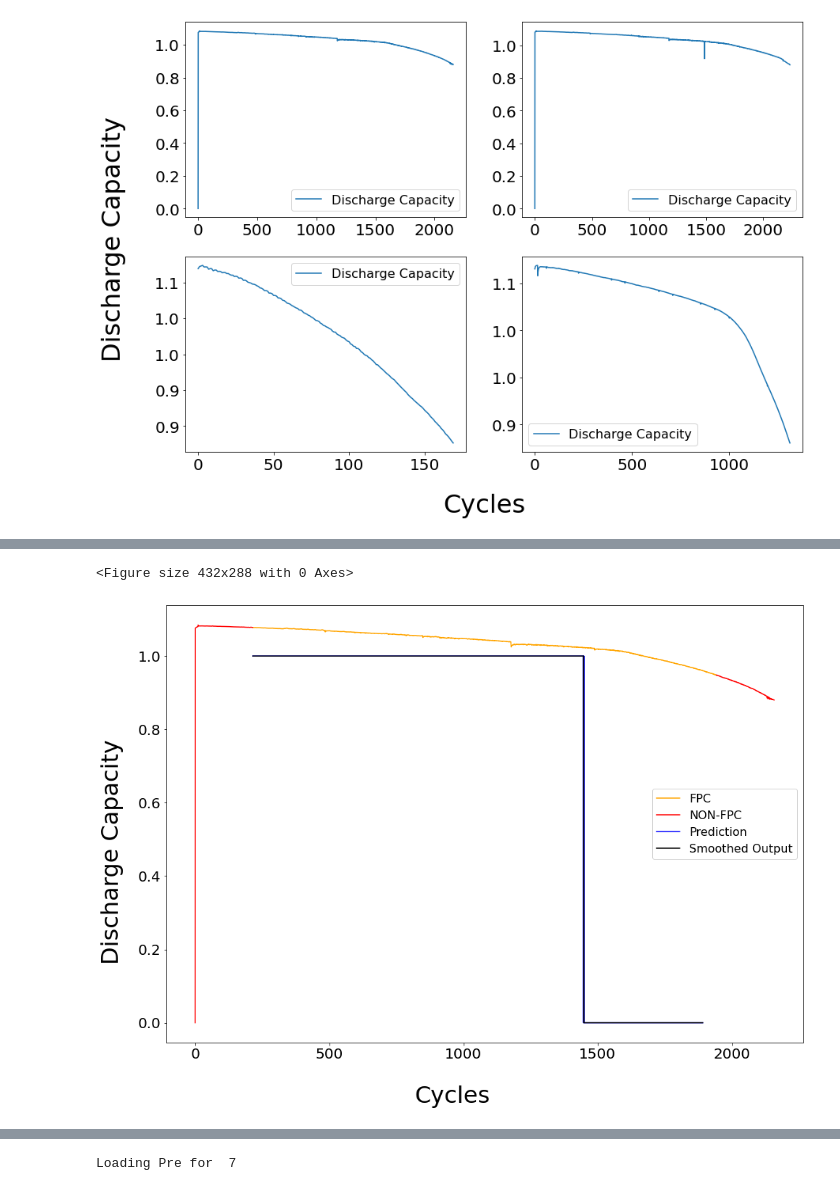
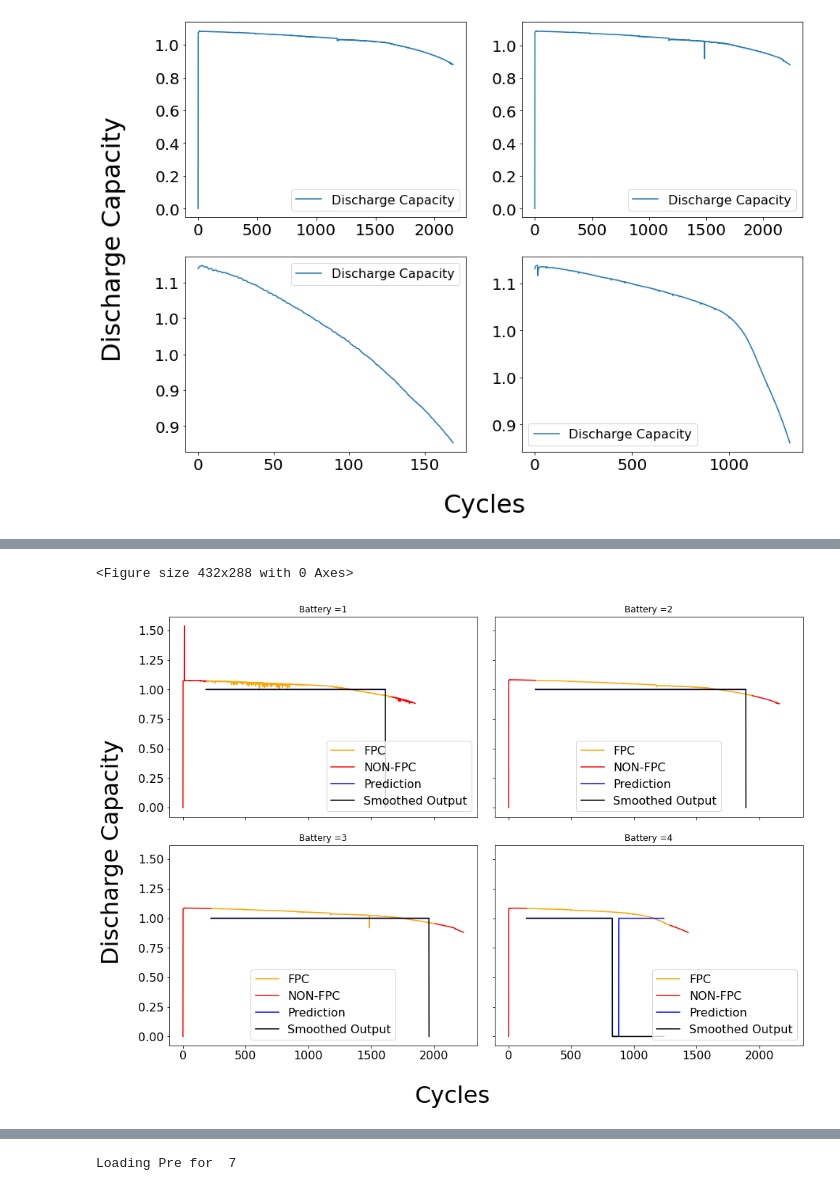
Before and after one commit to Dhruvadityamittal/RUL_Prediction_DFKI, a Jupyter notebook: FPC_Prediction/rul-prediction (5).ipynb, the cells around one changed output, grey strips where cells are left out. Cells and saved outputs as stored; diff of their text form; code cells hidden in the pictures.

```diff
--- a/FPC_Prediction/rul-prediction (5).ipynb
+++ b/FPC_Prediction/rul-prediction (5).ipynb
@@ -360,3 +375,30 @@ def get_fpc_window(pred,patiance):
         if(count == patiance):
             change_index = window - patiance
             return change_index,[1.0 if i<change_index else 0.0 for i in range(len(pred))]
+# %%
+for ind,battery in enumerate([1]):
+  pred = []
+  count = 0
+  battery_name = "battery"+ str(battery)
+  for x in FPC_data_dict[battery_name]:
+    x = x.view(1,x.shape[0],x.shape[1])
+    x = x.to(device=device)
+
+
+    out = torch.where(model(x) > 0.5, 1, 0)
+    pred.append(out.cpu().detach().numpy()[0][0].astype(float))
+
+for ind,battery in enumerate([1]):
+    pred = []
+    count = 0
+    for x, y ,_ in FPC_dataloader:
+        x = x.to(device=device)
+        y = y.to(device=device)
+
+        initial_count = count                # This is used to avoid iterating over all batteries in the dataset
+        if(_[0][7:] == str(battery)):
+            out = torch.where(model(x) > 0.5, 1, 0)
+            pred.append(out.cpu().detach().numpy()[0][0].astype(float))
+            count = count +1
+        if(initial_count==count and count >1):
+            break
@@ -368,11 +415,11 @@ def get_fpc(model,batteries,discharge_capacities,data_loader,plot,show_FPC_curve
 
 
         if(len(batteries)==1):
-            fig, ax = plt.subplots(1,1,figsize=(14,20))
+            fig, ax = plt.subplots(1,1,figsize=(14,10))
         else:
             rows = 2
             col  = 2
-            fig, ax = plt.subplots(rows,col,figsize=(14,15),sharex=True, sharey=True)
+            fig, ax = plt.subplots(rows,col,figsize=(14,10),sharex=True, sharey=True)
             ax = ax.flatten()
 
         # plt.suptitle("FPC Prediction", fontsize = 20)
@@ -394,6 +441,7 @@ def get_fpc(model,batteries,discharge_capacities,data_loader,plot,show_FPC_curve
 
             initial_count = count                # This is used to avoid iterating over all batteries in the dataset
             if(_[0][7:] == str(battery)):
+
                 out = torch.where(model(x) > 0.5, 1, 0)
                 pred.append(out.cpu().detach().numpy()[0][0].astype(float))
                 count = count +1
@@ -442,8 +490,8 @@ def get_fpc(model,batteries,discharge_capacities,data_loader,plot,show_FPC_curve
                     ax.plot(smoothed_output_padded,color ='black')
 
                     ax.legend(["FPC", "NON-FPC","Prediction","Smoothed Output"])
-                    ax.xaxis.set_tick_params(labelsize=20)
-                    ax.yaxis.set_tick_params(labelsize=20)
+                    ax.xaxis.set_tick_params(labelsize=30)
+                    ax.yaxis.set_tick_params(labelsize=30)
 
 
 
@@ -459,8 +507,8 @@ def get_fpc(model,batteries,discharge_capacities,data_loader,plot,show_FPC_curve
                 # ax[ind].set_ylabel("Discharge Capacity and IR",font = font)
 
 
-                ax[ind].xaxis.set_tick_params(labelsize=20)
-                ax[ind].yaxis.set_tick_params(labelsize=20)
+                ax[ind].xaxis.set_tick_params(labelsize=30)
+                ax[ind].yaxis.set_tick_params(labelsize=30)
 
 
                 temp_ax = ax[ind].twinx()
@@ -492,14 +540,14 @@ def get_fpc(model,batteries,discharge_capacities,data_loader,plot,show_FPC_curve
 
 
 
-    plt.savefig(save_path+".pdf", dpi = 800)
+    plt.savefig(save_path+".png", dpi = 800)
     return change_percentage, change_indices
 # %%
-batteries = [i for i in range(1,2)]
+batteries = [i for i in range(4)]
 _,_ = get_fpc(model,batteries,discharge_capacities,FPC_dataloader,True, True,True,"FPC_Training")  # Show FPC = True, Add Initial = False
 # %% [output]
 <Figure size 432x288 with 0 Axes>
-[figure, old version]
+[figure, new version]
 # %%
 batteries = [i+100 for i in range(0,4)]
 _,_ = get_fpc(model,batteries,discharge_capacities,test_dataloader,True, False,False,"FPC_Testing")
```
Also changed, not shown: parts of 12 cells of this notebook, 20 other files.
